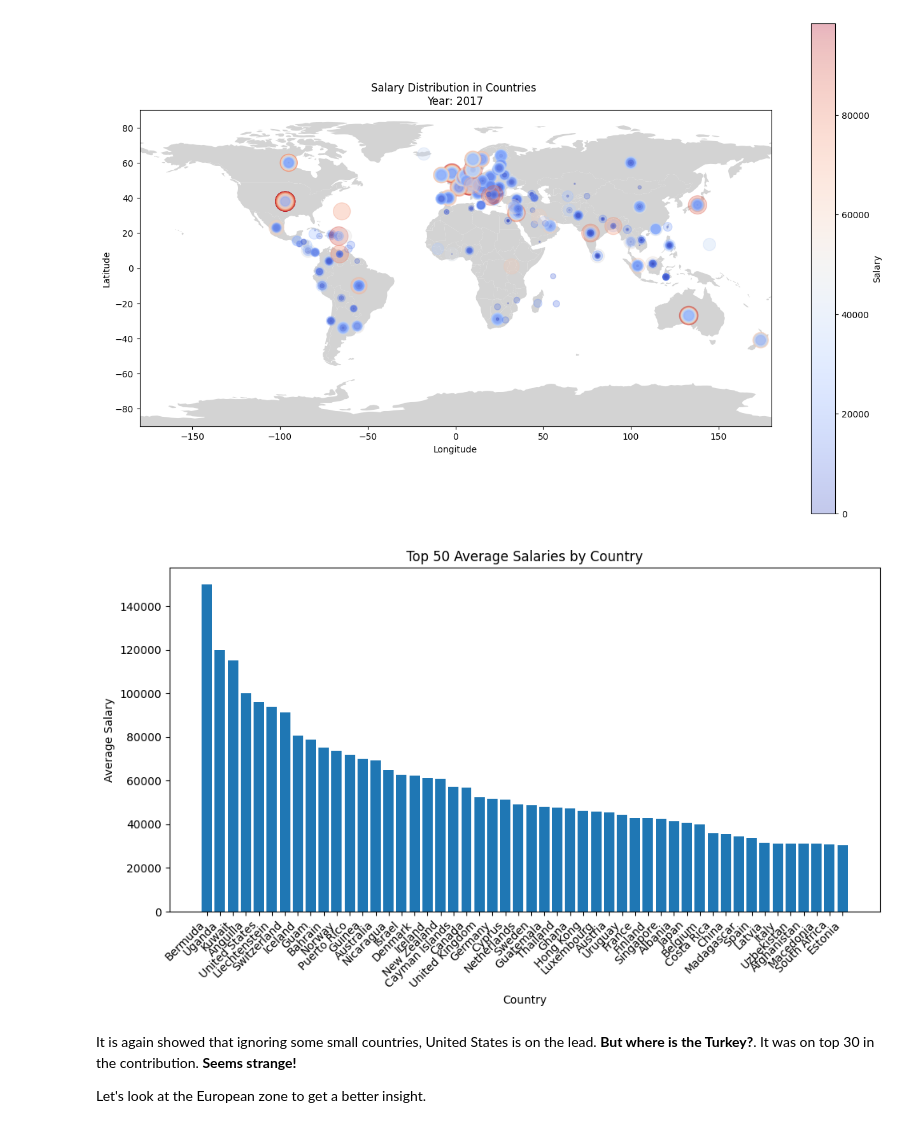
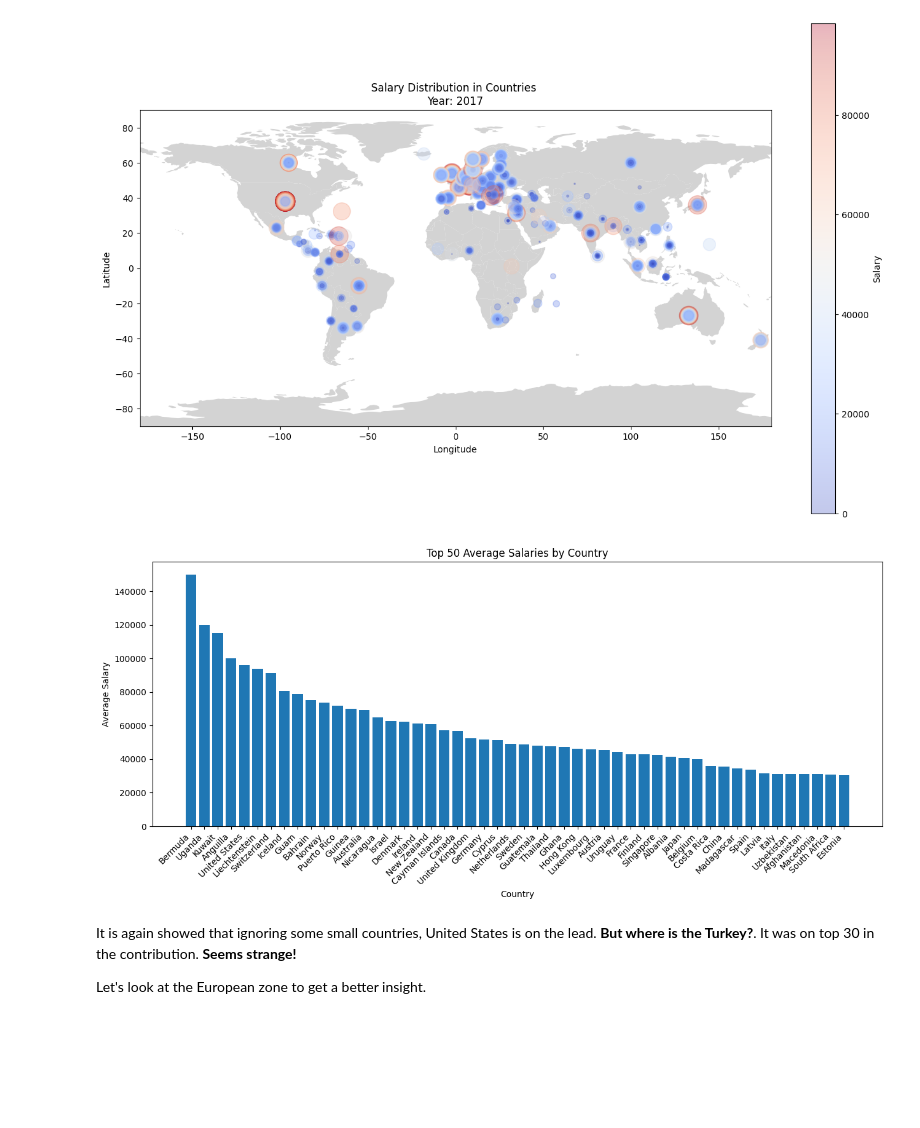
Before and after one commit to NevzatTalay/Project-Write-A-Data-Science-Blog-Post, a Jupyter notebook: Q1.ipynb, the cells around one changed output. Saved outputs shown, nothing was run; the diff lists cells and outputs as text; code cells hidden in the pictures; blank space fills up the shorter version.

```diff
--- a/Q1.ipynb
+++ b/Q1.ipynb
@@ -33,7 +34,7 @@ There are lots of rows. That's why I have decided to analyze with a smaller data
 # %%
 # Subsetting relevant columns from the DataFrame
 # Selecting columns: 'Salary', 'Country', 'Gender', and 'EmploymentStatus'
-num_vars = df[['Salary', 'Country', 'Gender', 'EmploymentStatus']]
+num_vars = df[['Salary', 'Country', 'Gender', 'EmploymentStatus','JobSatisfaction']]
 
 # Display the first few rows of the subsetted DataFrame
 print("Subsetted Data Preview:\n {}".format(num_vars.head()))
@@ -136,24 +137,26 @@ plt.show()
 # %% [output]
 [figure]
 # %%
+# Calculate the mean salary for each country by grouping the merged data
 mean_salary_by_country = merged_df.groupby('Country')['Salary'].mean().reset_index()
-# Sort countries by average salary and select the top 50
 
+# Sort the countries based on their average salary in descending order and select the top 50
 sorted_top_countries = mean_salary_by_country.sort_values(by='Salary', ascending=False).head(50)
 
-# Create a bar plot to visualize top 50 average salaries by country
-plt.figure(figsize=(10, 6))
-plt.bar(sorted_top_countries['Country'], sorted_top_countries['Salary'])
-plt.xlabel('Country')
-plt.ylabel('Average Salary')
-plt.title('Top 50 Average Salaries by Country')
-plt.xticks(rotation=45, ha='right')
-plt.tight_layout()
+# Create a bar plot to visually represent the top 50 countries with the highest average salaries
+import matplotlib.pyplot as plt  # Import the necessary library
+plt.figure(figsize=(13, 6))  # Set the figure size for the plot
+plt.bar(sorted_top_countries['Country'], sorted_top_countries['Salary'])  # Create the bar plot
+plt.xlabel('Country')  # Set the label for the x-axis
+plt.ylabel('Average Salary')  # Set the label for the y-axis
+plt.title('Top 50 Average Salaries by Country')  # Set the title of the plot
+plt.xticks(rotation=45, ha='right')  # Rotate and align the x-axis labels for better readability
+plt.tight_layout()  # Adjust the layout for better spacing
 
-# Display the plot
+# Display the created plot
 plt.show()
 # %% [output]
-[figure, old version]
+[figure, new version]
 # %% [markdown]
 It is again showed that ignoring some small countries, United States is on the lead. **But where is the Turkey?**. It was on top 30 in the contribution. **Seems strange!**
 
```
Also changed, not shown: parts of 29 cells of this notebook.
